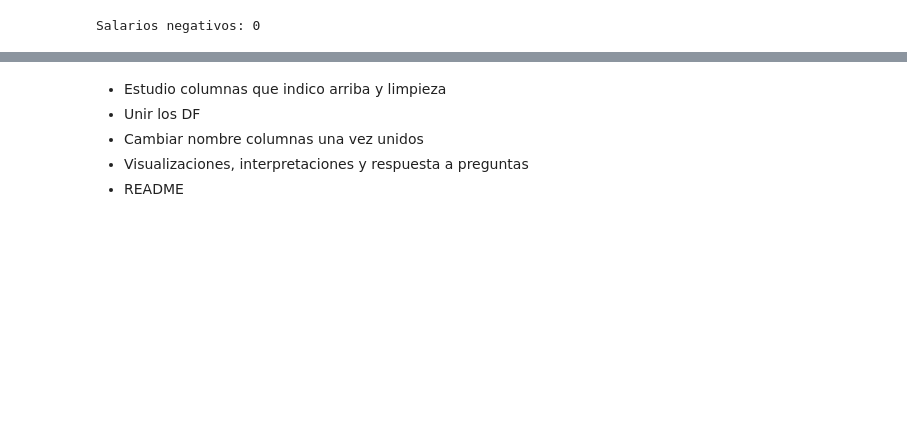
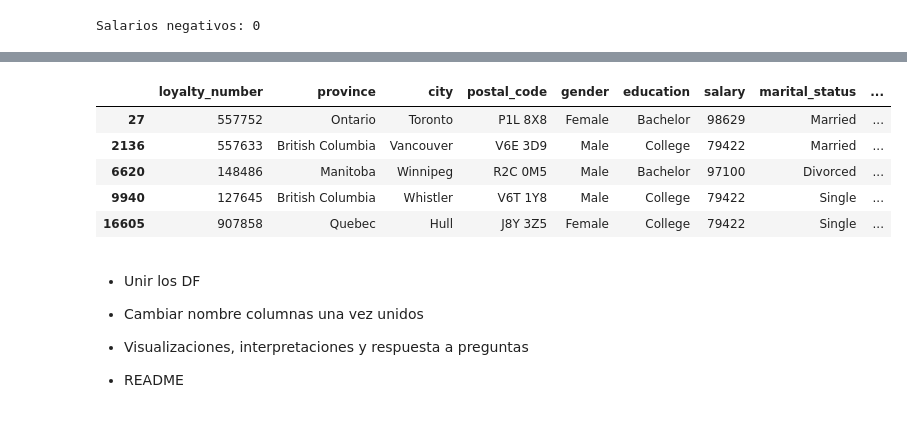
Before and after one commit to Adalab/bda-modulo-3-evaluacion-final-AndreaGD96, a Jupyter notebook: II_EDA_Loyalty_History.ipynb, the cells around one changed output, grey strips where cells are left out. Cells and saved outputs as stored; diff of their text form; code cells hidden in the pictures; blank space fills up the shorter version.

Commit message:
Exploración y Limpieza

```diff
--- a/II_EDA_Loyalty_History.ipynb
+++ b/II_EDA_Loyalty_History.ipynb
@@ -326,0 +353,6 @@ cancellation_month
+# %%
+# Ya que todos los valores para salario, nivel educativo "Colleage" son nulos, podemos aproximar según la media salarial general.
+media = round(df_loyalty['salary'].mean())
+
+# Buscamos nivel educativo "Colleage" y salario nulo, reemplazándolo por la media
+df_loyalty.loc[(df_loyalty['education'] == 'College') & (df_loyalty['salary'].isna()),'salary'] = media
@@ -326,0 +376,3 @@ cancellation_month
+# %%
+df_loyalty['cancellation_year'].fillna(0, inplace=True)
+df_loyalty['cancellation_month'].fillna(0, inplace=True)
@@ -326,0 +392,9 @@ cancellation_month
+# %%
+df_loyalty.sample(5)
+# %% [output]
+|  | loyalty_number | province | city | postal_code | gender | education | salary | marital_status | ... |
+| 27 | 557752 | Ontario | Toronto | P1L 8X8 | Female | Bachelor | 98629 | Married | ... |
+| 2136 | 557633 | British Columbia | Vancouver | V6E 3D9 | Male | College | 79422 | Married | ... |
+| 6620 | 148486 | Manitoba | Winnipeg | R2C 0M5 | Male | Bachelor | 97100 | Divorced | ... |
+| 9940 | 127645 | British Columbia | Whistler | V6T 1Y8 | Male | College | 79422 | Single | ... |
+| 16605 | 907858 | Quebec | Hull | J8Y 3Z5 | Female | College | 79422 | Single | ... |
@@ -327,6 +405,9 @@ cancellation_month
 # %% [markdown]
-- Estudio columnas que indico arriba y limpieza
+
 - Unir los DF
+
 - Cambiar nombre columnas una vez unidos
+
 - Visualizaciones, interpretaciones y respuesta a preguntas
+
 - README
```
Also changed, not shown: parts of 17 cells of this notebook, 1 other file.
